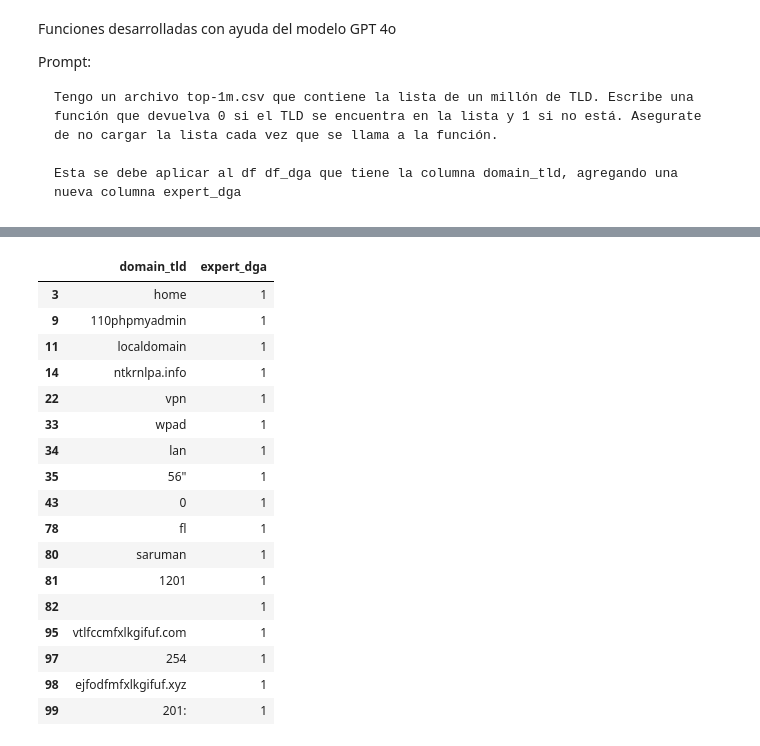
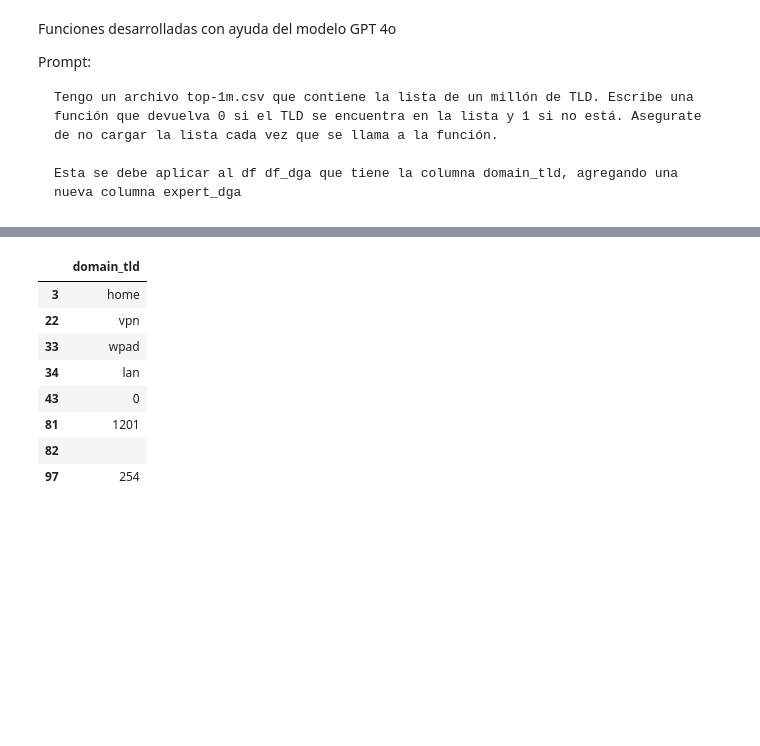
Before and after one commit to Aq202/uvg_sds_lab5, a Jupyter notebook: lab5.ipynb, the cells around one changed output, grey strips where cells are left out. Drawn from its saved outputs; the diff is of its cells as text; code cells hidden in the pictures; blank space fills up the shorter version.

```diff
--- a/lab5.ipynb
+++ b/lab5.ipynb
@@ -278,21 +264,0 @@ Cantidad de TLDs clasificados como DGA por expertos:  0
-# %%
-df_dga.drop_duplicates()
-# %% [output]
-|  | domain_tld | expert_dga |
-| 3 | home | 1 |
-| 9 | 110phpmyadmin | 1 |
-| 11 | localdomain | 1 |
-| 14 | ntkrnlpa.info | 1 |
-| 22 | vpn | 1 |
-| 33 | wpad | 1 |
-| 34 | lan | 1 |
-| 35 | 56" | 1 |
-| 43 | 0 | 1 |
-| 78 | fl | 1 |
-| 80 | saruman | 1 |
-| 81 | 1201 | 1 |
-| 82 |  | 1 |
-| 95 | vtlfccmfxlkgifuf.com | 1 |
-| 97 | 254 | 1 |
-| 98 | ejfodfmfxlkgifuf.xyz | 1 |
-| 99 | 201: | 1 |
@@ -298,0 +268,12 @@ df_dga.drop_duplicates()
+# %%
+df_dga_expert
+# %% [output]
+|  | domain_tld |
+| 3 | home |
+| 22 | vpn |
+| 33 | wpad |
+| 34 | lan |
+| 43 | 0 |
+| 81 | 1201 |
+| 82 |  |
+| 97 | 254 |
```
Also changed, not shown: parts of 16 cells of this notebook.
